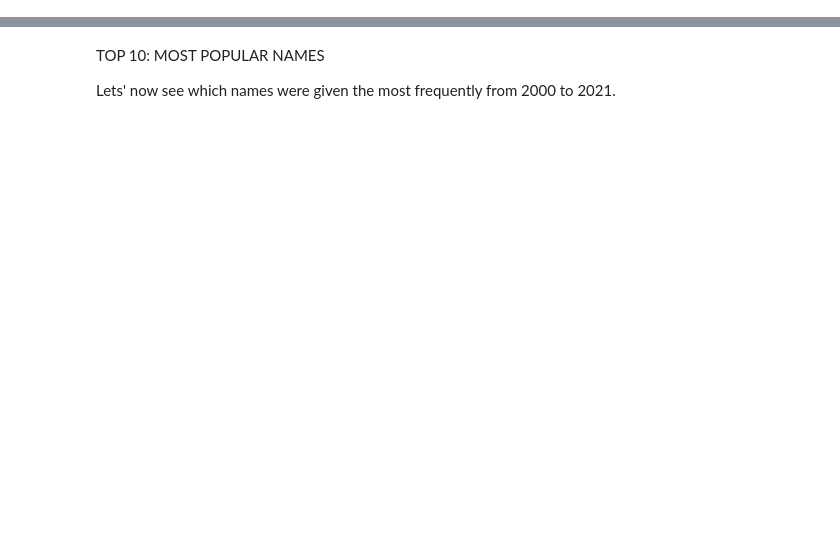
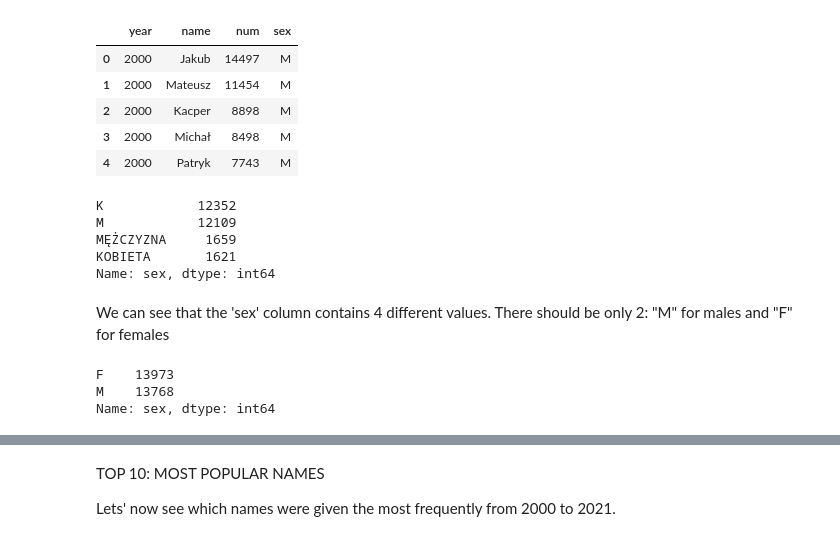
Before and after one commit to lucjanmadej/names_project, a Jupyter notebook: Names.ipynb, the cells around one changed output, grey strips where cells are left out. Cells and saved outputs as stored; diff of their text form; code cells hidden in the pictures; blank space fills up the shorter version.

```diff
--- a/Names.ipynb
+++ b/Names.ipynb
@@ -201,0 +154,36 @@ names_2000_2021.head()
+# %%
+# Values of the 'name' column are in UPPERCASE. Let's Capitalize them.
+names_2000_2021['name'] = names_2000_2021['name'].str.capitalize()
+names_2000_2021.head()
+# %% [output]
+|  | year | name | num | sex |
+| 0 | 2000 | Jakub | 14497 | M |
+| 1 | 2000 | Mateusz | 11454 | M |
+| 2 | 2000 | Kacper | 8898 | M |
+| 3 | 2000 | Michał | 8498 | M |
+| 4 | 2000 | Patryk | 7743 | M |
+# %%
+# Now as we finally have one dataframe contaning all data
+# How many unique value are in the 'sex' column?
+names_2000_2021['sex'].value_counts()
+# %% [output]
+K            12352
+M            12109
+MĘŻCZYZNA     1659
+KOBIETA       1621
+Name: sex, dtype: int64
+# %% [markdown]
+We can see that the 'sex' column contains 4 different values. There should be only 2: "M" for males and "F" for females
+# %%
+# Change 'MĘŻCZYZNA' to 'M'
+names_2000_2021.loc[names_2000_2021['sex'] == 'MĘŻCZYZNA', 'sex'] = 'M'
+
+# Change all remaining values, besides 'M', to 'F'
+names_2000_2021.loc[names_2000_2021['sex'] != 'M', 'sex'] = 'F'
+
+# How many unique values are in the 'sex' column now?
+names_2000_2021['sex'].value_counts()
+# %% [output]
+F    13973
+M    13768
+Name: sex, dtype: int64
```
Also changed, not shown: parts of 38 cells of this notebook.
